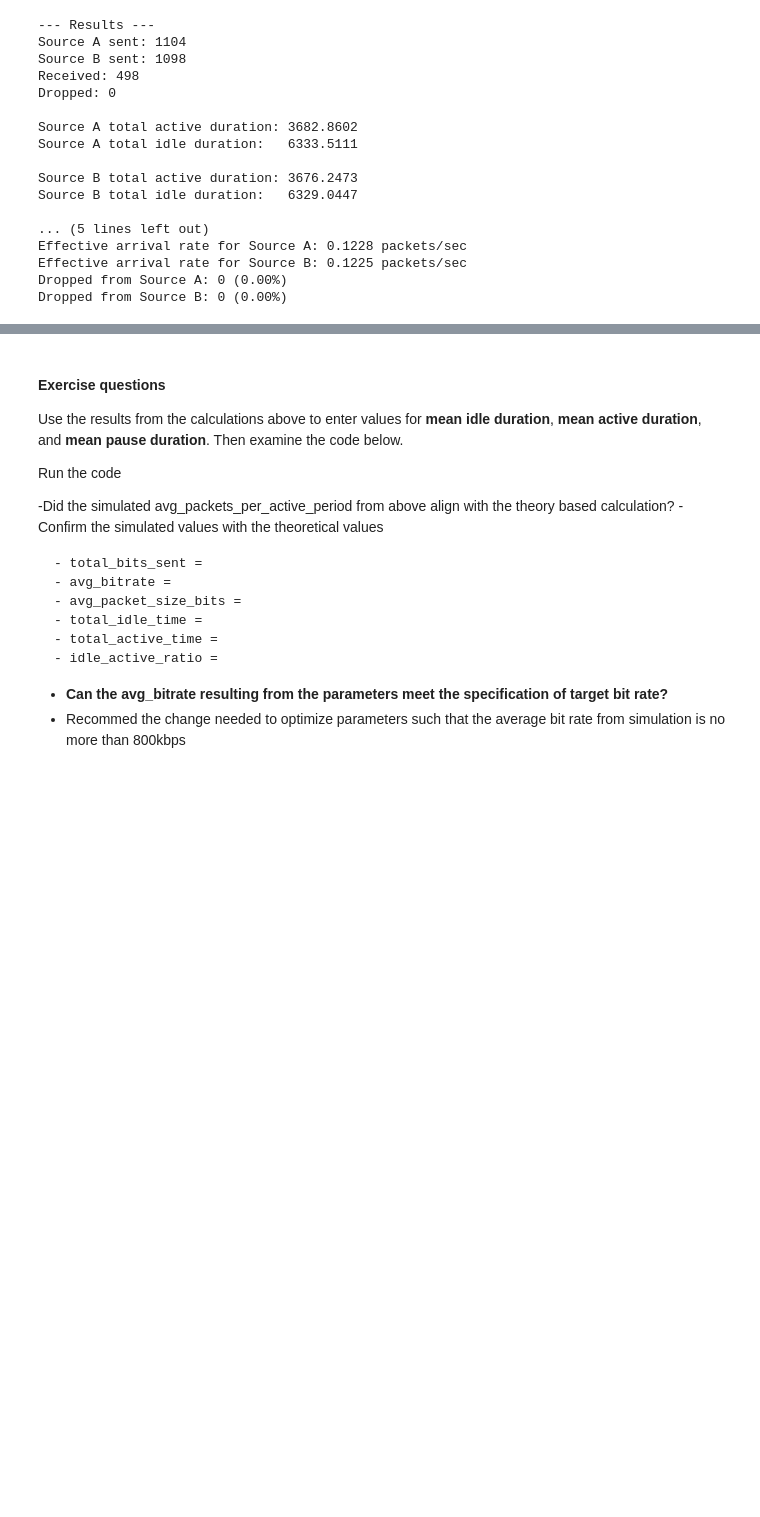
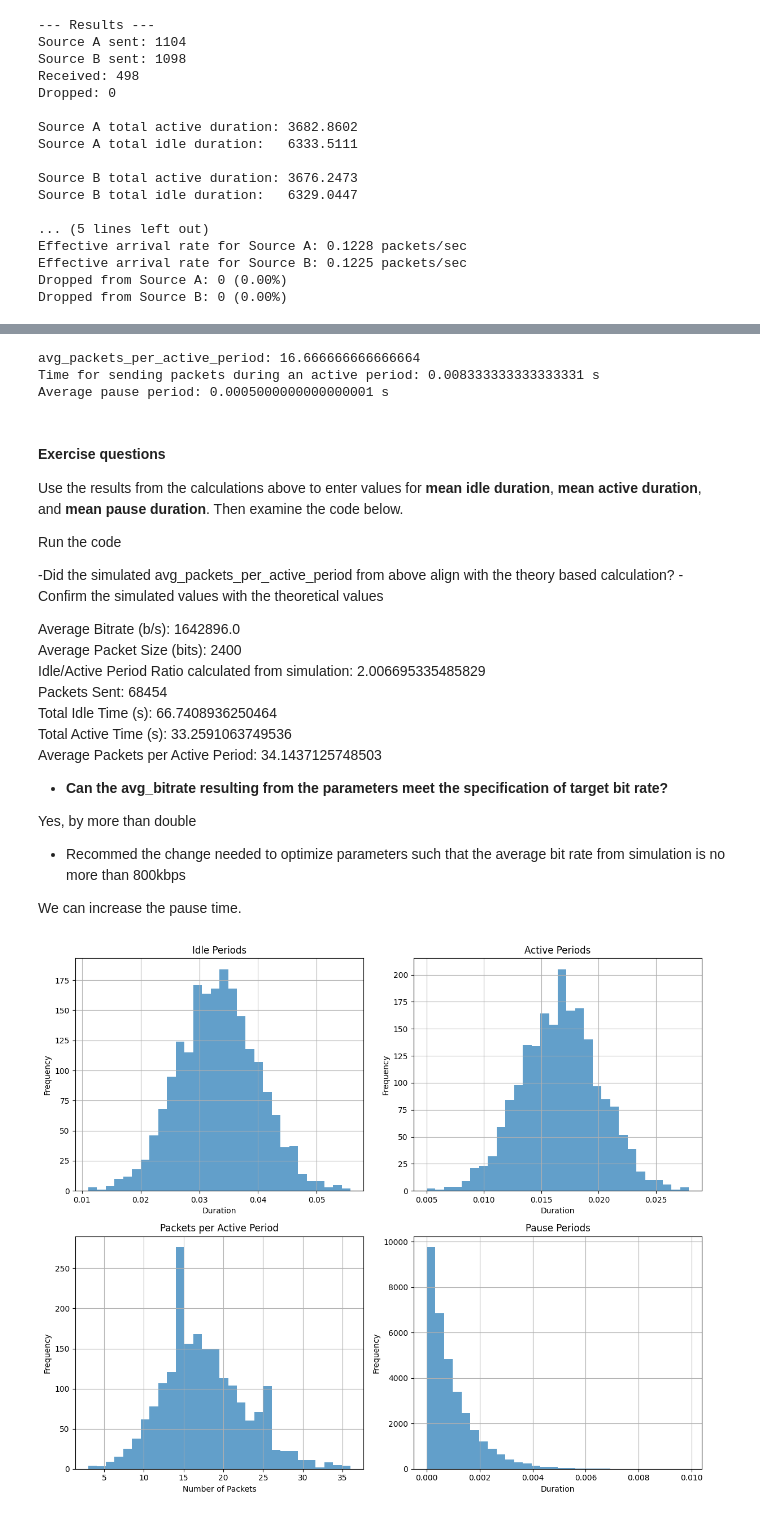
Before and after one commit to cpas0004/Monash2026, a Jupyter notebook: ECE4045/Labs/Lab 5/Lab5_Bursty Traffic_VBR_MoodleVersion2026.ipynb, the cells around one changed output, grey strips where cells are left out. Saved outputs shown, nothing was run; the diff lists cells and outputs as text; code cells hidden in the pictures; blank space fills up the shorter version.

```diff
--- a/ECE4045/Labs/Lab 5/Lab5_Bursty Traffic_VBR_MoodleVersion2026.ipynb
+++ b/ECE4045/Labs/Lab 5/Lab5_Bursty Traffic_VBR_MoodleVersion2026.ipynb
@@ -654,11 +651,11 @@ $ 8. \text{Average Pause Period} =  $
 
 2. Verify the equations and then run the code to calculate the above parameters, you will need to enter self.pause_mean  in the later parrt of the code.
 # %%
-active_duration =           # average active duration (s)
-active_idle_periods_sec =          # active+ide periods in one second
-packet_size =              # bits
-target_bit_rate =        # bits/sec
-avg_transmission_rate =  # bits/sec
+active_duration = (1/3)*(1/20)         # average active duration (s)
+active_idle_periods_sec = 20         # active+ide periods in one second
+packet_size = 2400             # bits
+target_bit_rate = 800000       # bits/sec
+avg_transmission_rate = 4800000 # bits/sec
 
 packets_per_second = target_bit_rate / packet_size
 avg_packets_per_active_period = packets_per_second / active_idle_periods_sec
@@ -676,6 +673,10 @@ average_pause_period = total_pause_time / avg_packets_per_active_period
 print("avg_packets_per_active_period:", avg_packets_per_active_period)
 print("Time for sending packets during an active period:", time_for_sending_packets, "s")
 print("Average pause period:", average_pause_period, "s")
+# %% [output]
+avg_packets_per_active_period: 16.666666666666664
+Time for sending packets during an active period: 0.008333333333333331 s
+Average pause period: 0.0005000000000000001 s
 # %% [markdown]
 
 #### Exercise questions
@@ -687,15 +688,21 @@ Run the code
 -Did the simulated avg_packets_per_active_period from above align with the theory based calculation?
 -Confirm the simulated values with the theoretical values
 
-    - total_bits_sent =
-    - avg_bitrate =
-    - avg_packet_size_bits =
-    - total_idle_time =
-    - total_active_time =
-    - idle_active_ratio =
+Average Bitrate (b/s): 1642896.0
+Average Packet Size (bits): 2400
+Idle/Active Period Ratio calculated from simulation: 2.006695335485829
+Packets Sent: 68454
+Total Idle Time (s): 66.7408936250464
+Total Active Time (s): 33.2591063749536
+Average Packets per Active Period: 34.1437125748503
 
 -  **Can the avg_bitrate resulting from the parameters meet the specification of target bit rate?**
+
+Yes, by more than double
+
 -  Recommed the change needed to optimize parameters such that the average bit rate from simulation is no more than 800kbps
+
+We can increase the pause time.
 # %%
 import simpy
 import random
@@ -712,12 +719,12 @@ class BurstyVideoSource:
         self.packets_sent = 0
 
         # Calculated parameters
-        self.idle_mean =  #Enter the value from your calculation Hint: active period is half of the idle period and sum is 1/20.
-        self.idle_std =  #20 percent of idle_mean
-        self.active_mean =  #Enter the value from your calculation Hint: active period is half of the idle period and sum is 1/20.
-        self.active_std =  #20 percent of active_mean
+        self.idle_mean = (2/3)*(1/20)  #Enter the value from your calculation Hint: active period is half of the idle period and sum is 1/20.
+        self.idle_std = 0.2 * self.idle_mean  #20 percent of idle_mean
+        self.active_mean = (1/3)*(1/20)  #Enter the value from your calculation Hint: active period is half of the idle period and sum is 1/20.
+        self.active_std = 0.2 * self.active_mean  #20 percent of active_mean
         self.packet_size_mean = 300   # bytes given
-        self.pause_mean =    # from above
+        self.pause_mean = 0.0005   # from above
 
         self.idle_log = []
         self.active_log = []
@@ -801,33 +808,35 @@ plt.figure(figsize=(12, 10))
 plt.subplot(2, 2, 1)
 plt.hist(idle_periods, bins=30, alpha=0.7)
 plt.title("Idle Periods")
 plt.xlabel("Duration")
 plt.ylabel("Frequency")
 plt.grid(True)
 
 plt.subplot(2, 2, 2)
 plt.hist(active_periods, bins=30, alpha=0.7)
 plt.title("Active Periods")
 plt.xlabel("Duration")
 plt.ylabel("Frequency")
 plt.grid(True)
 
 plt.subplot(2, 2, 3)
 plt.hist(packets_per_active_period, bins=30, alpha=0.7)
 plt.title("Packets per Active Period")
 plt.xlabel("Number of Packets")
 plt.ylabel("Frequency")
 plt.grid(True)
 
 plt.subplot(2, 2, 4)
 plt.hist(pause_periods, bins=30, alpha=0.7)
 plt.title("Pause Periods")
 plt.xlabel("Duration")
 plt.ylabel("Frequency")
 plt.grid(True)
 
 plt.tight_layout()
 plt.show()
+# %% [output]
+[figure, added]
 # %%
 # -----------------------------
 # Output statistics
```
Also changed, not shown: parts of 2 cells of this notebook.
